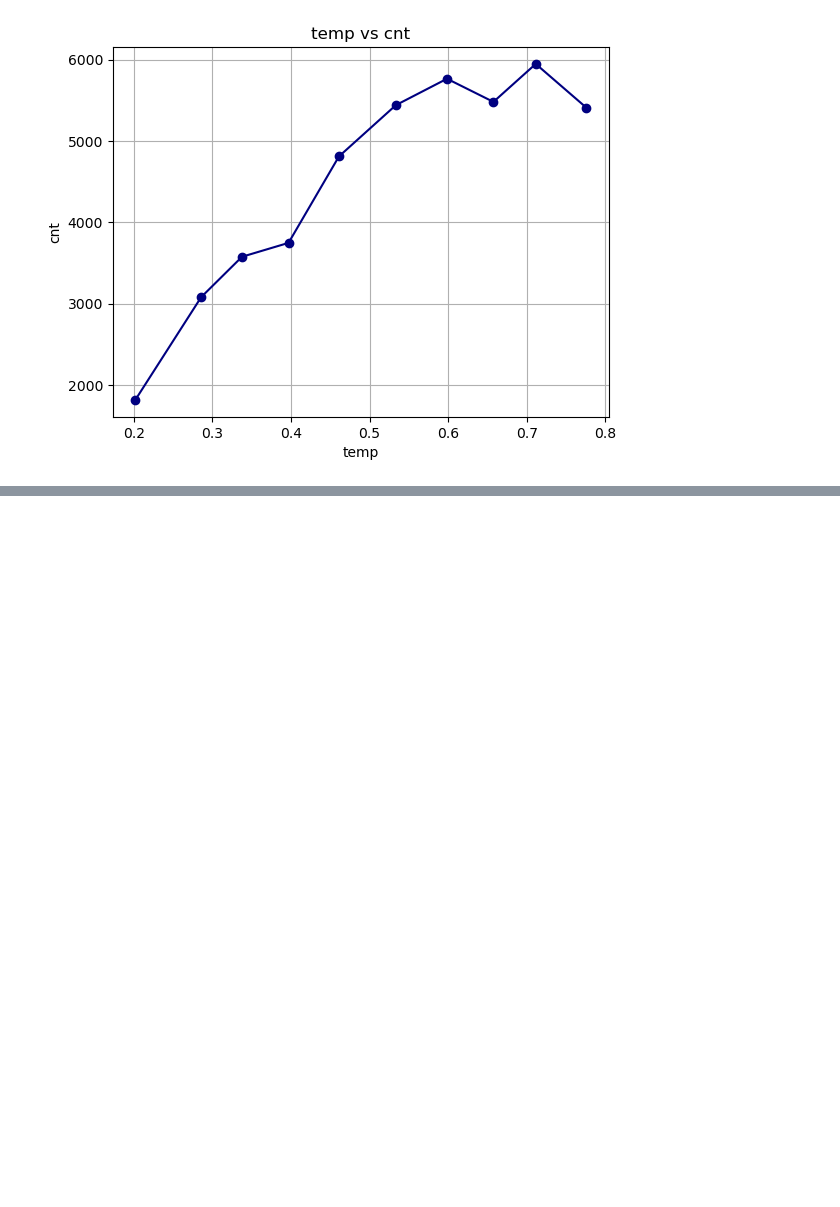
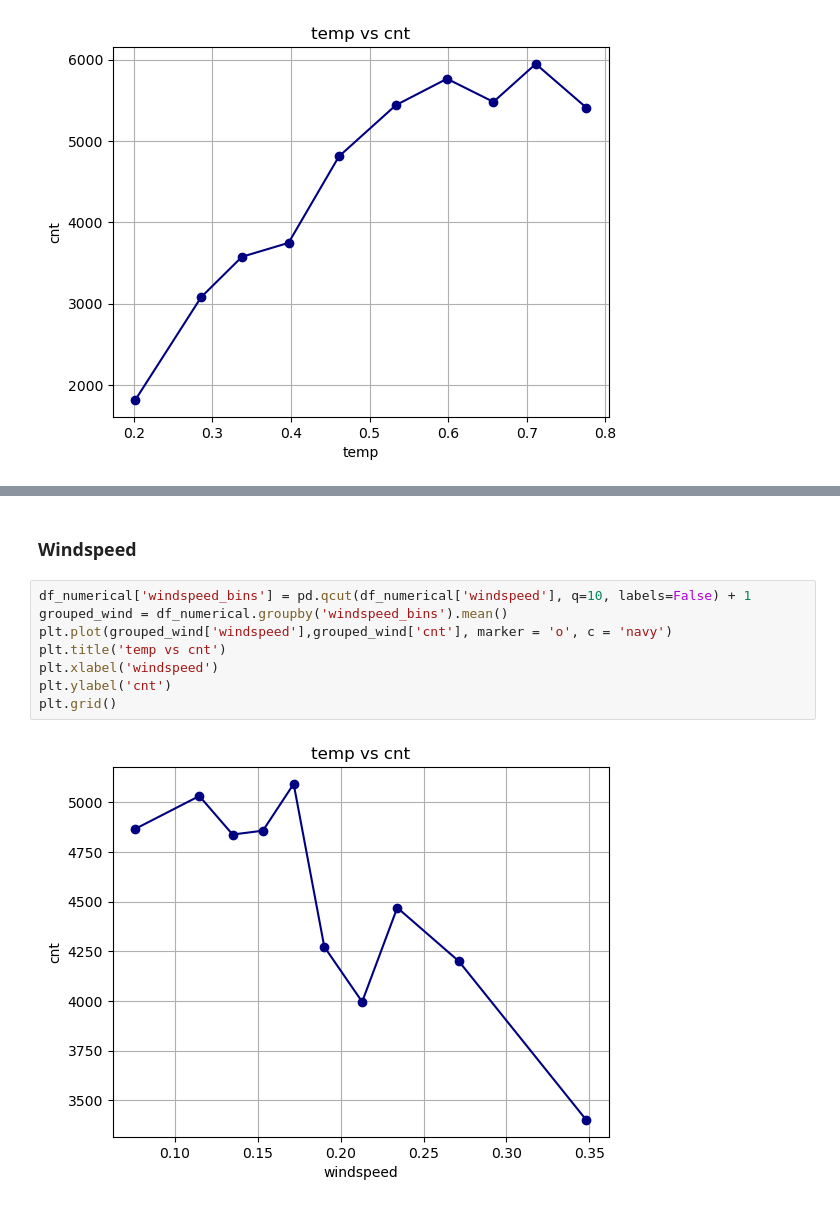
Before and after one commit to LuisMB09/lab_aprendizaje_estadistico, a Jupyter notebook: Tarea 2, regresion lineal multiple.ipynb, the cells around one changed output, grey strips where cells are left out. Drawn from its saved outputs; the diff is of its cells as text; blank space fills up the shorter version.

```diff
--- a/Tarea 2, regresion lineal multiple.ipynb
+++ b/Tarea 2, regresion lineal multiple.ipynb
@@ -124,0 +151,12 @@ plt.grid()
+# %% [markdown]
+### Windspeed
+# %%
+df_numerical['windspeed_bins'] = pd.qcut(df_numerical['windspeed'], q=10, labels=False) + 1
+grouped_wind = df_numerical.groupby('windspeed_bins').mean()
+plt.plot(grouped_wind['windspeed'],grouped_wind['cnt'], marker = 'o', c = 'navy')
+plt.title('temp vs cnt')
+plt.xlabel('windspeed')
+plt.ylabel('cnt')
+plt.grid()
+# %% [output]
+[figure, added]
```
Also changed, not shown: parts of 5 cells of this notebook.
